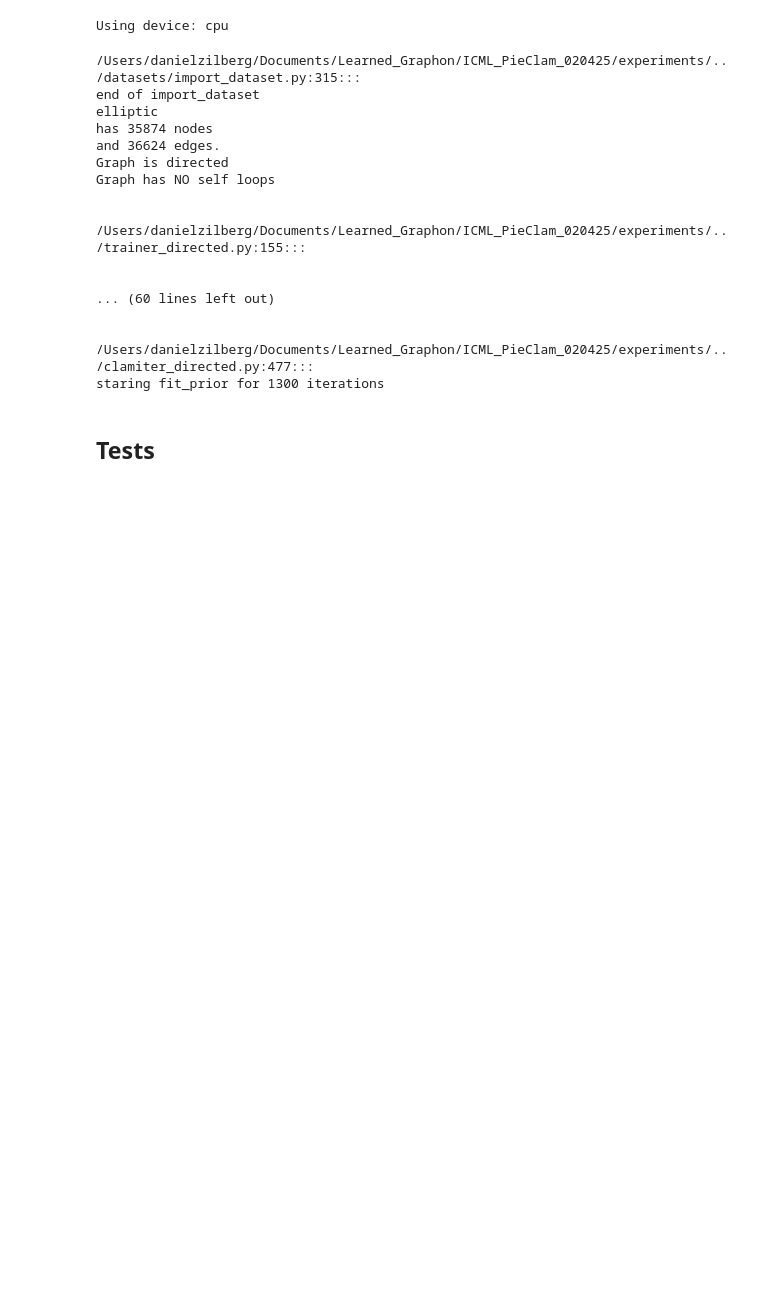
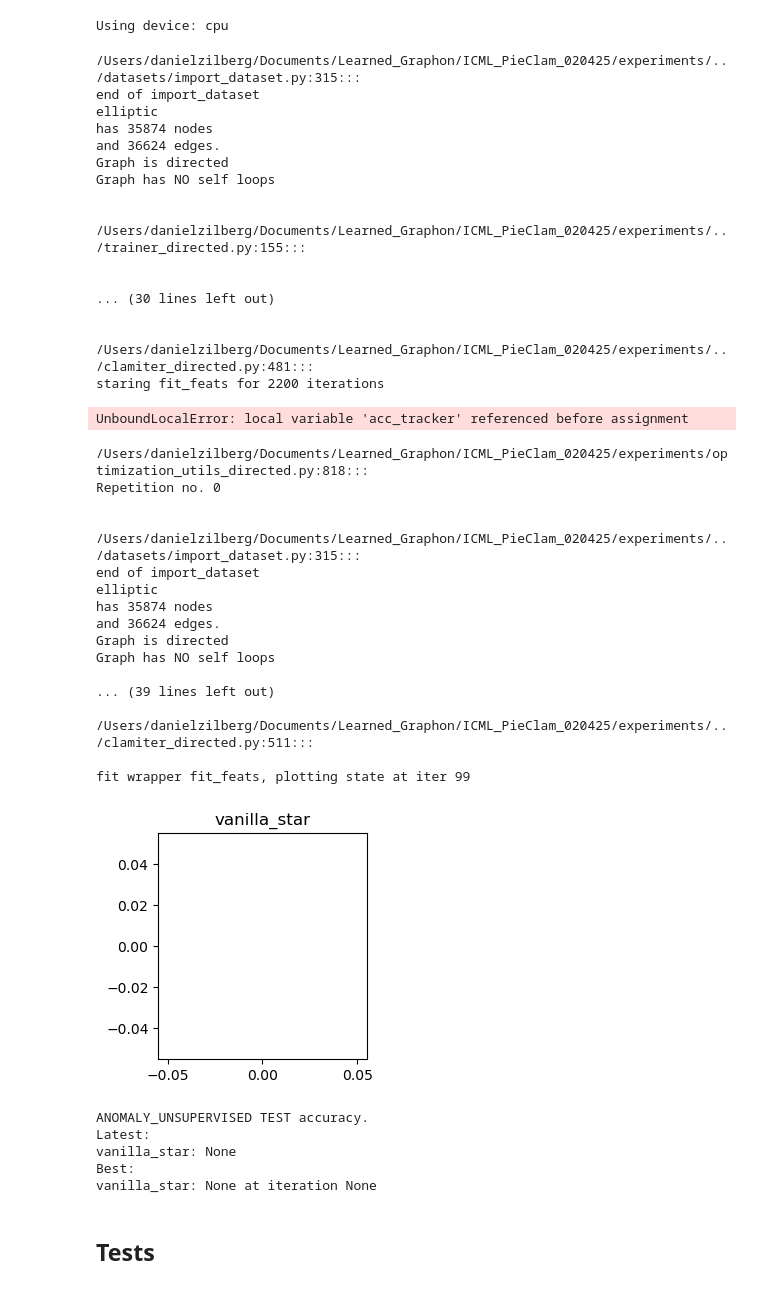
Before and after one commit to danizil/PieClam, a Jupyter notebook: experiments/anomaly_unsupervised.ipynb, the cells around one changed output. Cells and saved outputs as stored; diff of their text form; code cells hidden in the pictures; blank space fills up the shorter version.

```diff
--- a/experiments/anomaly_unsupervised.ipynb
+++ b/experiments/anomaly_unsupervised.ipynb
@@ -24,7 +24,7 @@ cpu = torch.device("cpu")
 Using device: cpu
 # %%
 
-model_names = ['pclam']
+model_names = ['bigclam']
 ds_names = ['elliptic']
 densifiable_ds = ['photo','reddit']
 num_reps = 1
@@ -32,7 +32,8 @@ num_reps = 1
 
 config_triplets = [
     # ['feat_opt', 'n_iter', 2200],
-    # ['feat_opt', 'lr', 0.00000005]
+    ['clamiter_init', 'dim_feat', 64],
+    ['feat_opt', 'lr', 0.000005]
     ]
 
 for model_name in model_names:
@@ -40,7 +41,8 @@ for model_name in model_names:
         #todo: make a data collection scheme
 
         ''' ds_to_use chooses whether to use the original dataset or the densified one. The trainer ds is the one that is used by the trainer that modifies it.'''
-        ds = import_dataset(ds_name)
+
+        ds = import_dataset(ds_name, to_undirected=False, remove_self_loops=False)
         ds_to_use = ds
 
         if ds_name in densifiable_ds:
@@ -58,7 +60,7 @@ for model_name in model_names:
                     model_name=model_name,
                     device=device,
                     dataset=ds_to_use,
-                    attr_opt=False,
+                    attr_opt=True,
                     task='anomaly_unsupervised',
                     metric='auc',
                     use_global_config_base=True,
@@ -69,11 +71,10 @@ for model_name in model_names:
                     init_type='small_gaus',
                     init_feats=True,
                     acc_every=20,
-                    plot_every=1,
+                    plot_every=100,
                     verbose=False,
                     verbose_in_funcs=False,
-                    to_undirected=False,
-                    remove_self_loops=False
+                    normalize_degree=True
                 )
                 losseses.append(losses)
                 acc_testses.append(acc_test)
@@ -105,11 +106,12 @@ Graph has NO self loops
 /Users/danielzilberg/Documents/Learned_Graphon/ICML_PieClam_020425/experiments/../trainer_directed.py:155:::
 
 
-... (60 lines left out)
+... (30 lines left out)
 
 
-/Users/danielzilberg/Documents/Learned_Graphon/ICML_PieClam_020425/experiments/../clamiter_directed.py:477:::
-staring fit_prior for 1300 iterations
+/Users/danielzilberg/Documents/Learned_Graphon/ICML_PieClam_020425/experiments/../clamiter_directed.py:481:::
+staring fit_feats for 2200 iterations
+UnboundLocalError: local variable 'acc_tracker' referenced before assignment
 # %%
 model_name = 'bigclam'
 ds_names = ['elliptic']
@@ -123,35 +125,63 @@ use_global_config_base = True
 #                   'l1_reg': 0.001,
 #                   'dim_feat': 2},
 # 'feat_opt': {'n_iter': 50,
 #             'lr': 0.0000001},
 # 'prior_opt': {'n_iter': 50,
 #               'lr': 0.0000001,
 #               'noise_amp': 0.005},
 # 'back_forth': {'scheduler_gamma' : 0.1}
 # }
 
 deltas = {}
 
 range_triplets = ou.perturb_config('anomaly_unsupervised',
                                    model_name,
                                    deltas,
                                    use_global_config=use_global_config_base)
 
-
+range_triplets = [
+    ['feat_opt', 'n_iter', [100]],
+]
 
 ou.multi_ds_anomaly(
     model_name,
     range_triplets,
     n_reps,
-    metric='auc',
+    # metric='auc',
     use_global_config_base=use_global_config_base,
     device=device,
     ds_names=ds_names,
     densifiable_ds=densifiable_ds,
+    to_undirected=False,
+    remove_self_loops=False,
     attr_opt=True,
     plot_every=-1
 
 )
+# %% [output]
+/Users/danielzilberg/Documents/Learned_Graphon/ICML_PieClam_020425/experiments/optimization_utils_directed.py:818:::
+Repetition no. 0
+
+
+/Users/danielzilberg/Documents/Learned_Graphon/ICML_PieClam_020425/experiments/../datasets/import_dataset.py:315:::
+end of import_dataset
+elliptic
+has 35874 nodes
+and 36624 edges.
+Graph is directed
+Graph has NO self loops
+
+... (39 lines left out)
+
+/Users/danielzilberg/Documents/Learned_Graphon/ICML_PieClam_020425/experiments/../clamiter_directed.py:511:::
+
+fit wrapper fit_feats, plotting state at iter 99
+[figure, added]
+ANOMALY_UNSUPERVISED TEST accuracy.
+Latest:
+vanilla_star: None
+Best:
+vanilla_star: None at iteration None
 # %% [markdown]
 ## Tests
 # %%
```
Also changed, not shown: parts of 1 cell of this notebook, 51 other files.
